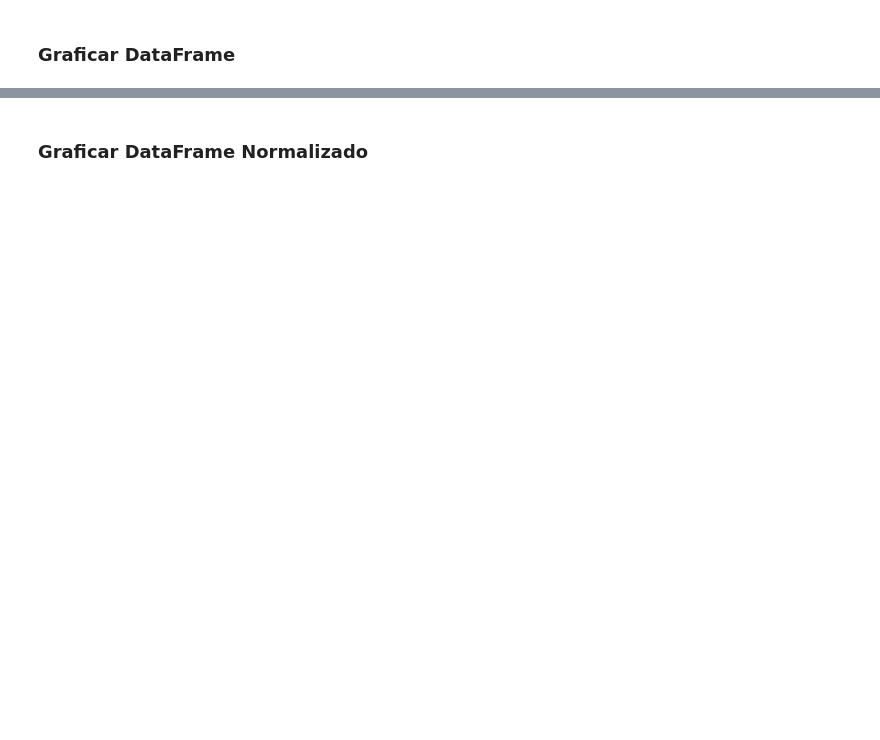
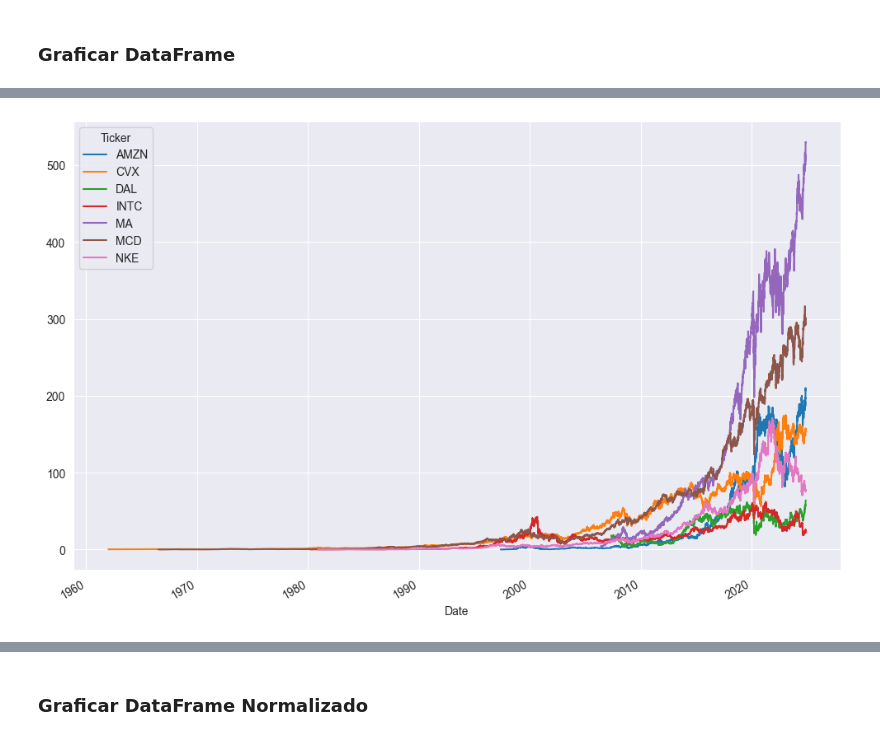
Before and after one commit to carlosdeoncedos/CienciaDatosFinanzas2024_11, a Jupyter notebook: Sesion9.ipynb, the cells around one changed output, grey strips where cells are left out. Saved outputs shown, nothing was run; the diff lists cells and outputs as text; code cells hidden in the pictures; blank space fills up the shorter version.

```diff
--- a/Sesion9.ipynb
+++ b/Sesion9.ipynb
@@ -950,0 +1236,4 @@ lista_tickers = [
+# %%
+df_datos['Adj Close'].plot(figsize=(12,8));
+# %% [output]
+[figure, added]
```
Also changed, not shown: parts of 32 cells of this notebook.
